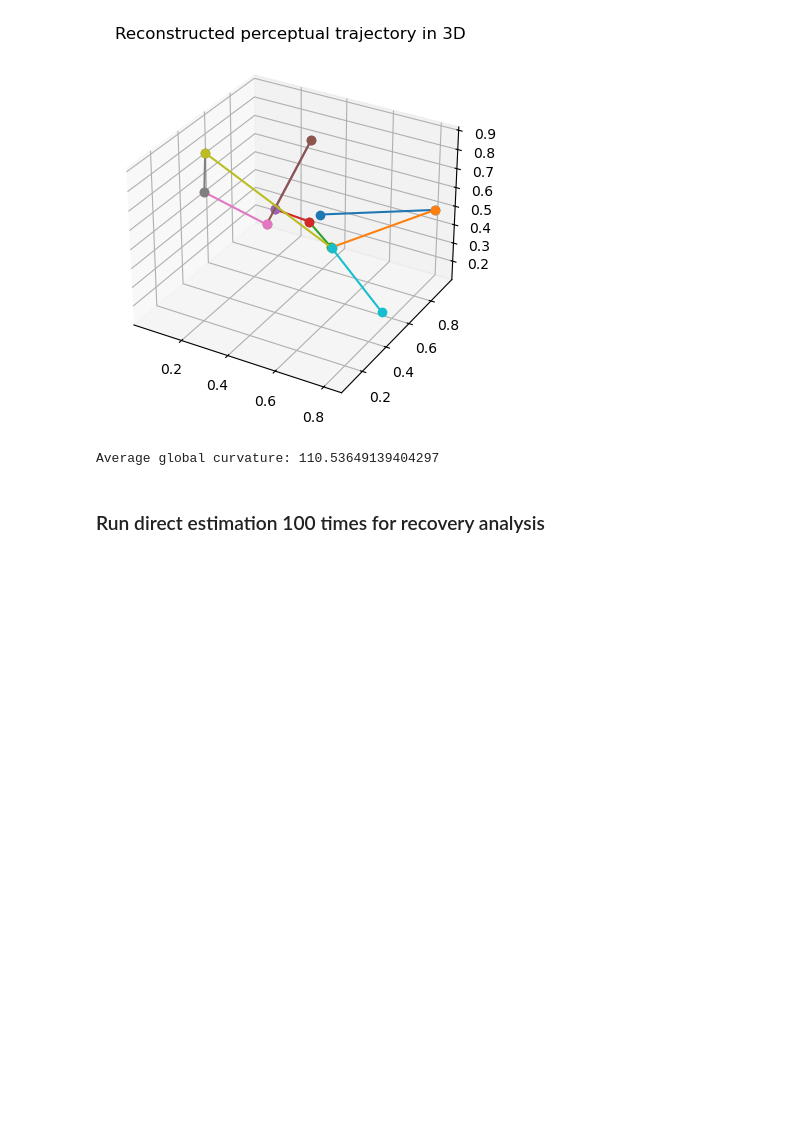
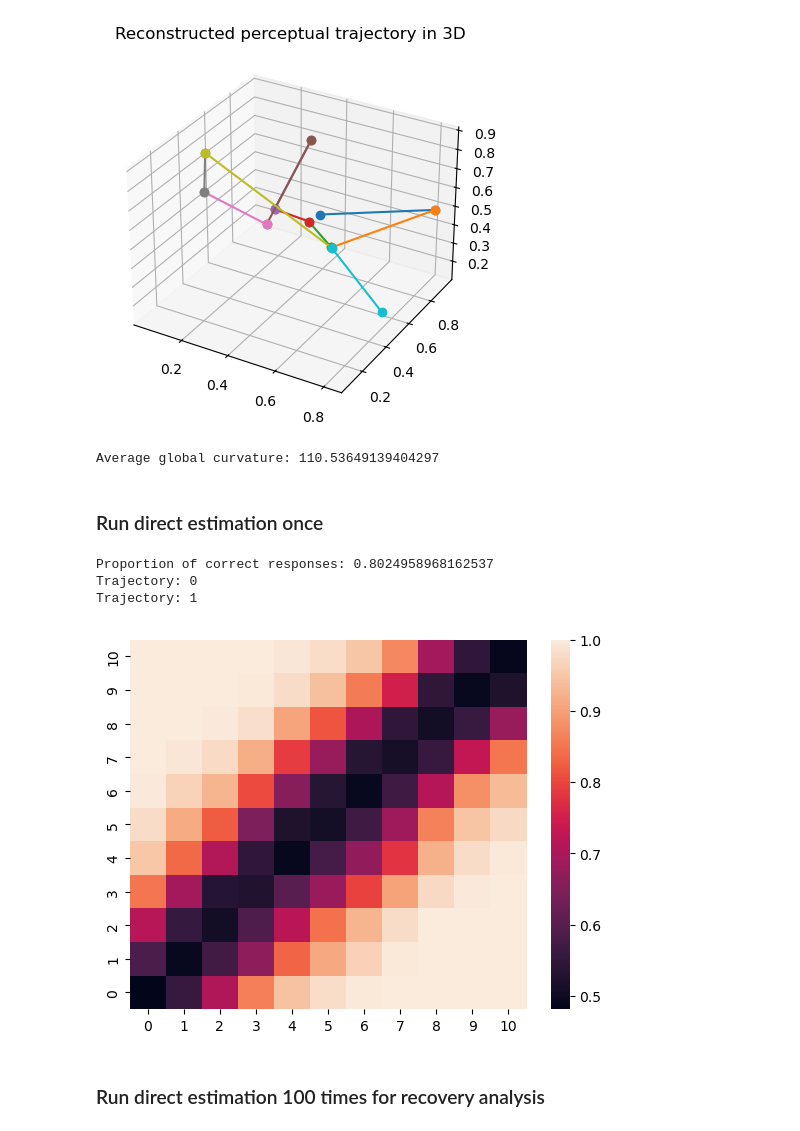
Before and after one commit to nguyen-td/perceptual-straightening, a Jupyter notebook: direct_estimation.ipynb, the cells around one changed output. Cells and saved outputs as stored; diff of their text form; code cells hidden in the pictures; blank space fills up the shorter version.

```diff
--- a/direct_estimation.ipynb
+++ b/direct_estimation.ipynb
@@ -128,6 +129,30 @@ Average global curvature: 110.53649139404297
 #         c[t-1] = torch.arccos(v_hat[t-1] @ v_hat[t])
 
 #     return c
+# %% [markdown]
+### Run direct estimation once
+# %%
+sim_dir = '/Users/nguyentiendung/GitHub/perceptual-straightening/simulations/'
+n_traj = 2
+n_frames = 11
+n_dim = n_frames - 1
+n_iterations = 1000
+sim_curvature = 20
+# %%
+c_est, c_true, c, d, a, ExpParam, Data, Pc_reshaped = direct_estimation(sim_dir, n_traj, n_frames, n_dim, n_iterations, sim_curvature=sim_curvature)
+# %% [output]
+Proportion of correct responses: 0.8024958968162537
+Trajectory: 0
+Trajectory: 1
+# %%
+# plot discriminability matrix
+# data_dir = '/Users/nguyentiendung/GitHub/perceptual-straightening/data/simulations'
+# d_primes = torch.load(Path(data_dir) / f'Pc_reshaped_{sim_curvature}.pt', weights_only=True)
+
+ax = sns.heatmap(Pc_reshaped)
+ax.invert_yaxis()
+# %% [output]
+[figure, added]
 # %% [markdown]
 ### Run direct estimation 100 times for recovery analysis
 # %%
```
Also changed, not shown: parts of 1 cell of this notebook, 8 other files.
